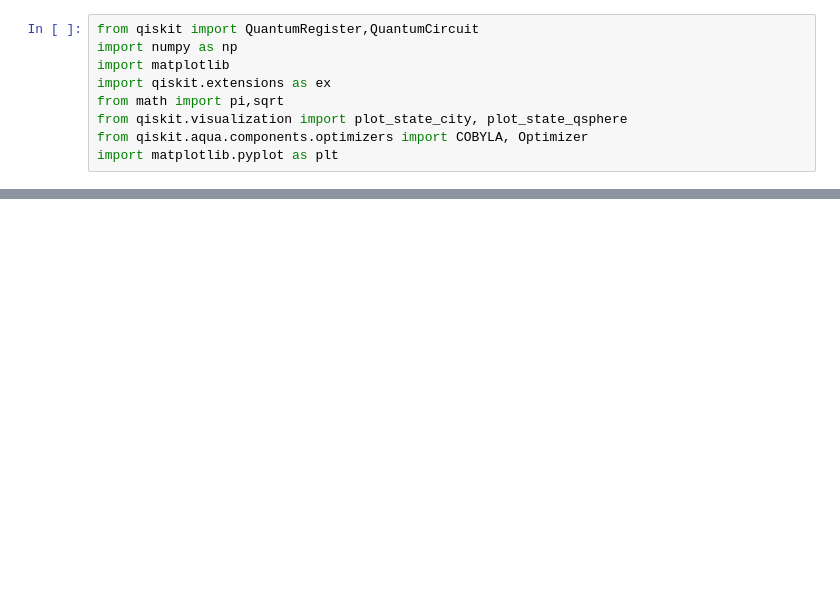
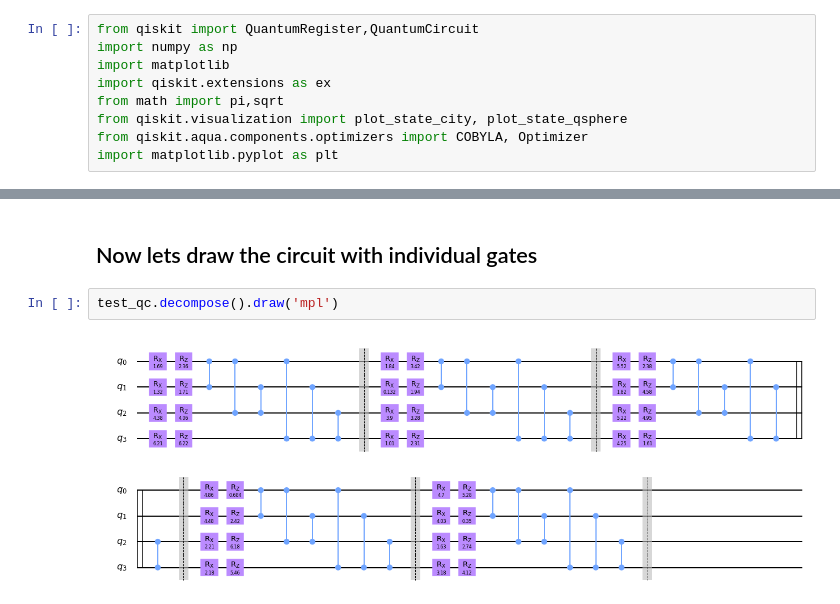
Before and after one commit to h-rathee851/quantum_mentorship_task, a Jupyter notebook: main.ipynb, the cells around one changed output, grey strips where cells are left out. Drawn from its saved outputs; the diff is of its cells as text; blank space fills up the shorter version.

```diff
--- a/main.ipynb
+++ b/main.ipynb
@@ -39,0 +93,6 @@ def applyLayer(i,qc,theta_1,theta_2):
+# %% [markdown]
+## Now lets draw the circuit with individual gates
+# %%
+test_qc.decompose().draw('mpl')
+# %% [output]
+[figure, added]
```
Also changed, not shown: parts of 18 cells of this notebook, 1 other file.
